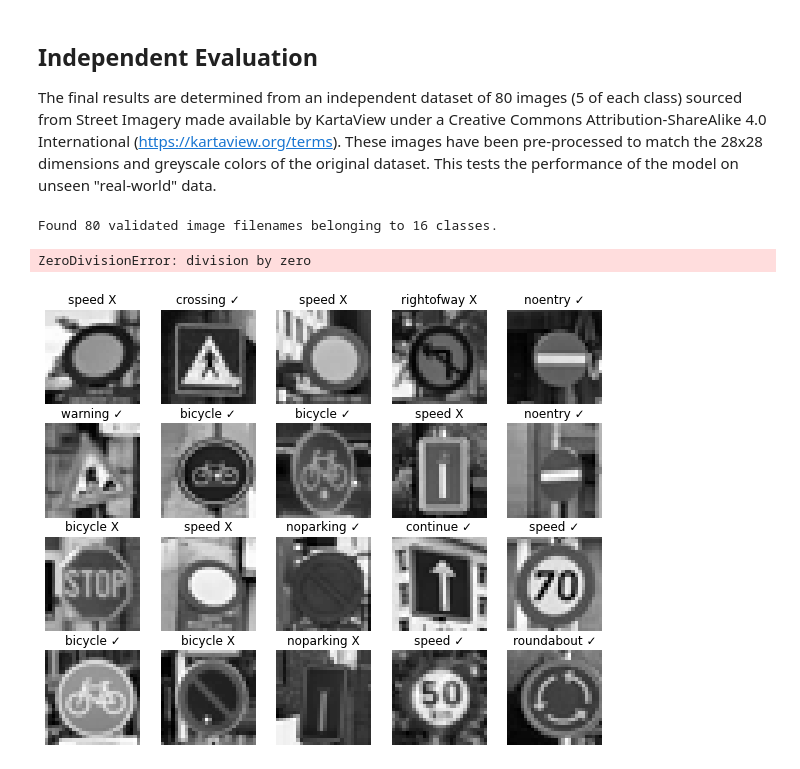
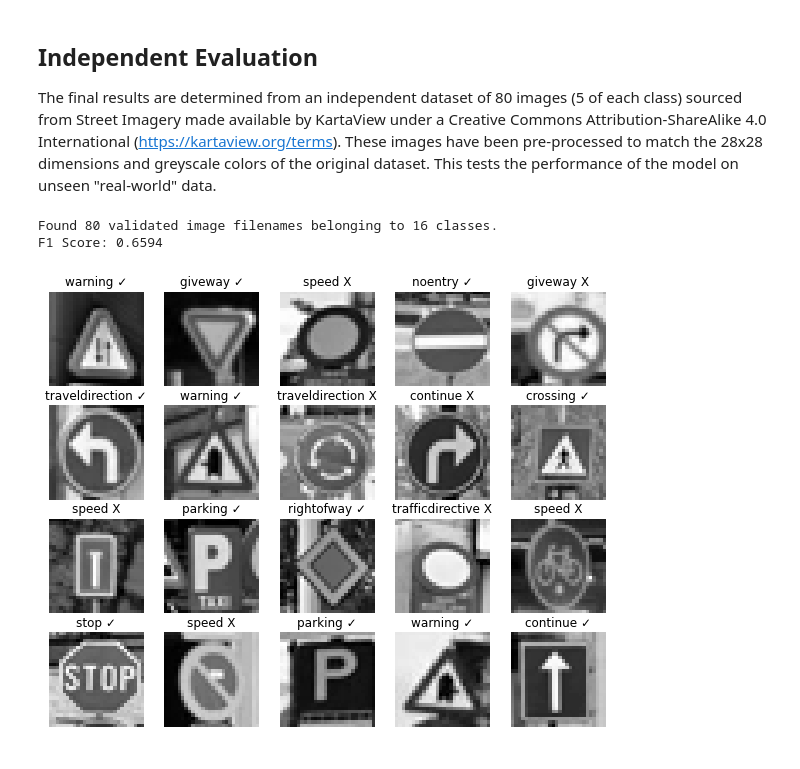
Before and after one commit to Ethan-Rayner/RoadSignClassification, a Jupyter notebook: dan_merge.ipynb, the cells around one changed output. Saved outputs shown, nothing was run; the diff lists cells and outputs as text; code cells hidden in the pictures.

Commit message:
use built-in f1 score metric for tests

```diff
--- a/dan_merge.ipynb
+++ b/dan_merge.ipynb
@@ -79,21 +79,16 @@ Found 740 validated image filenames belonging to 16 classes.
 The final results are determined from an independent dataset of 80 images (5 of each class) sourced from Street Imagery made available by KartaView under a Creative Commons Attribution-ShareAlike 4.0 International ([https://kartaview.org/terms](https://kartaview.org/terms)). These images have been pre-processed to match the 28x28 dimensions and greyscale colors of the original dataset. This tests the performance of the model on unseen "real-world" data.
 # %%
 NUM_TO_VISUALIZE = 20
-NUM_TO_SCORE = 500
 IMAGES_FILE = "test-images.csv"
 
 from models.test import create_test_generator
 from models.test import show_visual_results
-from models.test import print_f1_scores
+from models.test import score_f1
 
 alex_test_images = create_test_generator(IMAGES_FILE, CLASS_COLUMN, IMAGE_SIZE, 1)
 show_visual_results(alex_model, alex_test_images, NUM_TO_VISUALIZE)
-print_f1_scores(alex_model, alex_test_images, NUM_TO_SCORE)
-
-vgg_test_images = create_test_generator(IMAGES_FILE, CLASS_COLUMN, IMAGE_SIZE, 1)
-show_visual_results(vgg_model, vgg_test_images, NUM_TO_VISUALIZE)
-print_f1_scores(vgg_model, vgg_test_images, NUM_TO_SCORE)
+score_f1(alex_model, alex_test_images)
 # %% [output]
 Found 80 validated image filenames belonging to 16 classes.
+F1 Score: 0.6594
-ZeroDivisionError: division by zero
-[figure, old version]
+[figure, new version]
```
Also changed, not shown: parts of 3 cells of this notebook, 2 other files.
